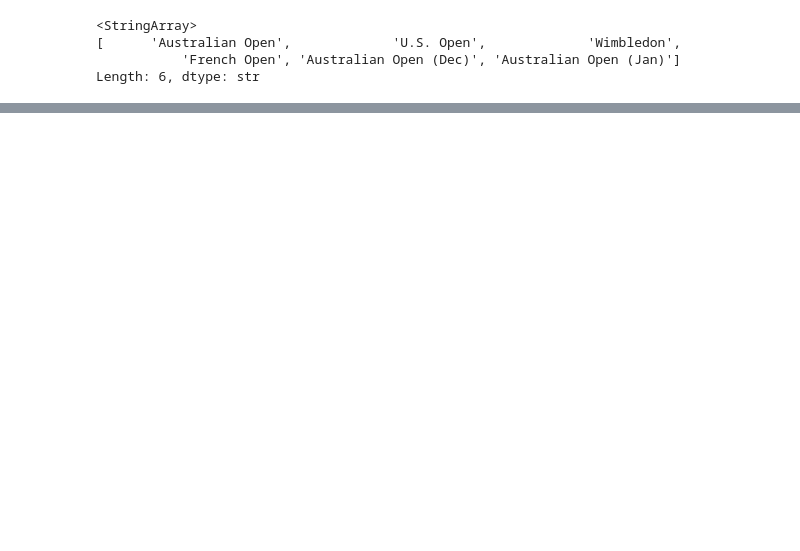
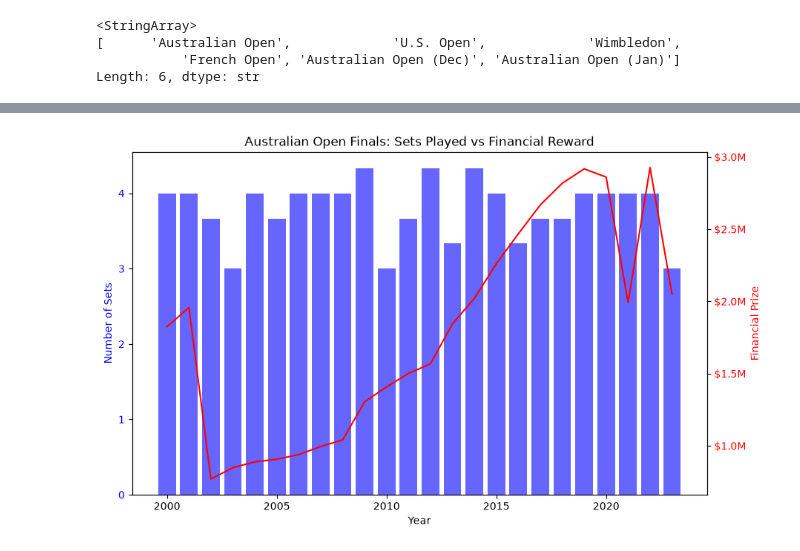
Before and after one commit to DeanDro/StartupMix, a Jupyter notebook: assignment.ipynb, the cells around one changed output, grey strips where cells are left out. Saved outputs shown, nothing was run; the diff lists cells and outputs as text; code cells hidden in the pictures; blank space fills up the shorter version.

```diff
--- a/assignment.ipynb
+++ b/assignment.ipynb
@@ -52,0 +169,8 @@ tennis.head()
+# %%
+all_finals = tennis_clean[tennis_clean['Round']=='The Final']
+all_finals = all_finals.drop(columns=['Round', 'Score', 'Series'])
+all_finals_combined = all_finals.merge(awards, how='left', on=['Tournament', 'Year'])
+all_finals_combined = all_finals_combined.dropna(axis=0)
+all_finals_combined['Prize'] = all_finals_combined['WINNER_PRIZE'].astype(float)
+all_finals_combined = all_finals_combined.drop(columns=['WINNER_PRIZE', 'YEAR'])
+all_finals_combined
@@ -52,0 +191,4 @@ tennis.head()
+# %%
+avg_perf = all_finals_combined.groupby('Year')[['Sets', 'Prize']].mean().reset_index()
+avg_perf['Prize'] = avg_perf['Prize'].round(1)
+avg_perf
@@ -52,0 +213,17 @@ tennis.head()
+# %%
+fig, ax = plt.subplots(figsize=(10, 6))
+bars = ax.bar(avg_perf['Year'], avg_perf['Sets'], color='blue', alpha=0.6, label='Number of sets in the final')
+ax.set_xlabel('Year')
+ax.set_ylabel('Number of Sets', color = 'blue')
+ax.tick_params(axis='y', labelcolor='blue')
+
+ax2 = ax.twinx()
+line = ax2.plot(avg_perf['Year'], avg_perf['Prize'], color='red', label='Winner Financial Reward')
+ax2.set_ylabel('Financial Prize', color='red')
+ax2.tick_params(axis='y', labelcolor='red')
+ax2.yaxis.set_major_formatter(ticker.FuncFormatter(lambda x, p: f'${x*1e-6:.1f}M'))
+
+plt.title('Australian Open Finals: Sets Played vs Financial Reward')
+plt.show()
+# %% [output]
+[figure, added]
```
Also changed, not shown: parts of 12 cells of this notebook, 1 other file.
